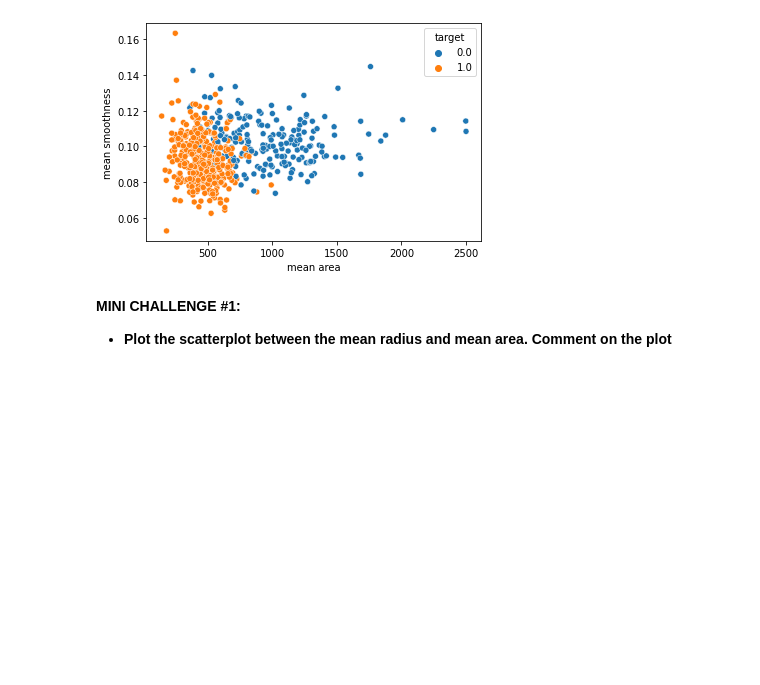
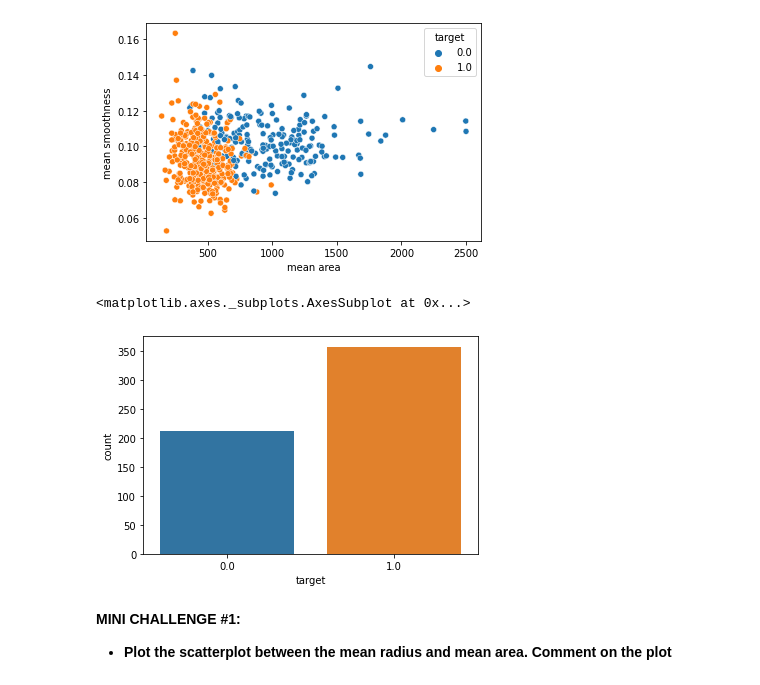
Before and after one commit to LinaSachuk/The-Complete-Python-and-Machine-Learning-for-Financial-Analysis, a Jupyter notebook: 10_Python_101_Data_Visualization_with_Seaborn.ipynb, the cells around one changed output. Saved outputs shown, nothing was run; the diff lists cells and outputs as text; code cells hidden in the pictures; blank space fills up the shorter version.

```diff
--- a/10_Python_101_Data_Visualization_with_Seaborn.ipynb
+++ b/10_Python_101_Data_Visualization_with_Seaborn.ipynb
@@ -109,6 +109,11 @@ sns.scatterplot(x = 'mean area' , y = 'mean smoothness' , hue= 'target', data =
 [figure]
 # %%
 # Let's print out countplot to know how many samples belong to class #0 and #1
+
+sns.countplot(df_cancer['target'])
+# %% [output]
+<matplotlib.axes._subplots.AxesSubplot at 0x...>
+[figure, added]
 # %% [markdown]
 **MINI CHALLENGE #1:**
 - **Plot the scatterplot between the mean radius and mean area. Comment on the plot**
```
Also changed, not shown: parts of 8 cells of this notebook.
